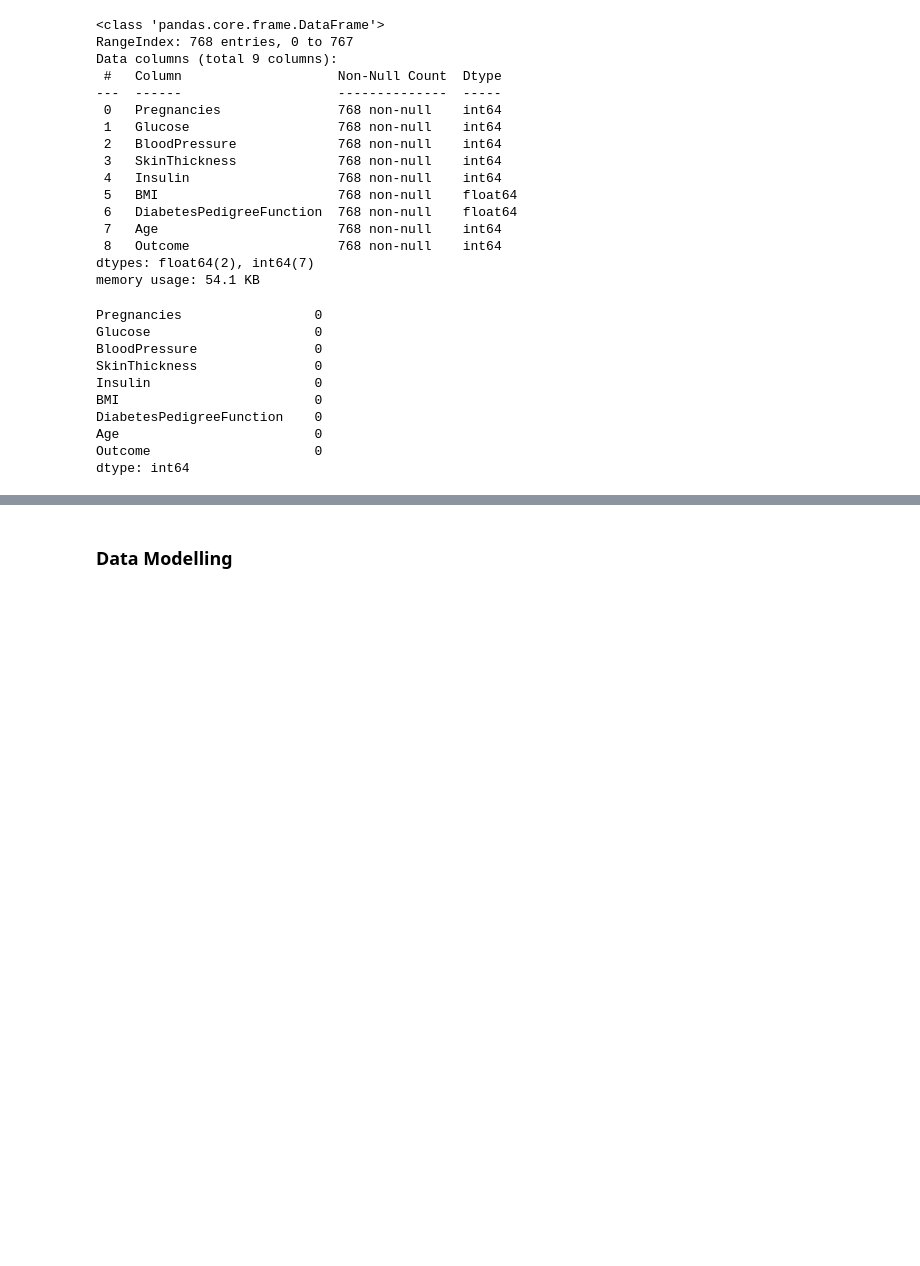
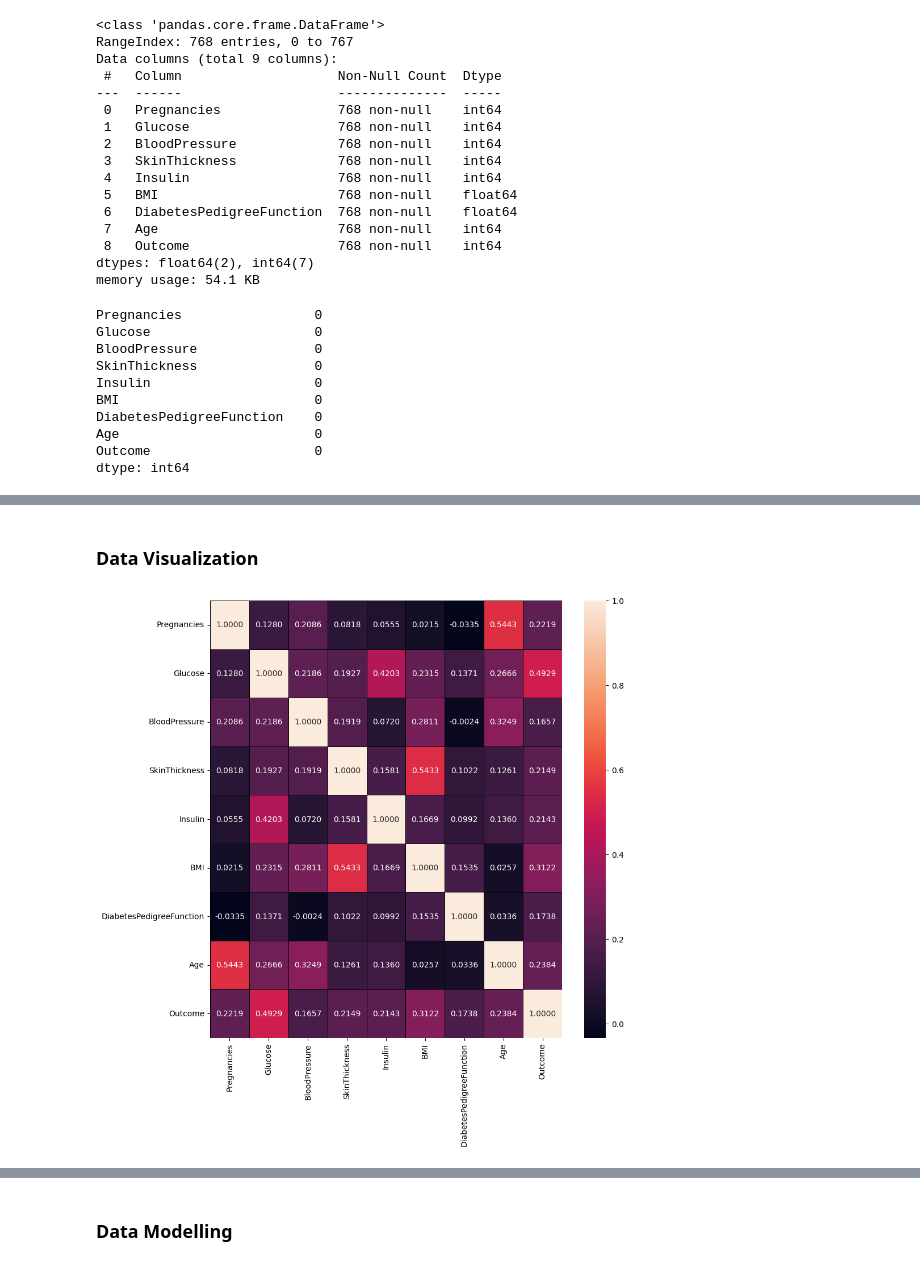
Before and after one commit to GALACICEK/DataScience, a Jupyter notebook: Exercises/exercises-5.ipynb, the cells around one changed output, grey strips where cells are left out. Saved outputs shown, nothing was run; the diff lists cells and outputs as text; code cells hidden in the pictures; blank space fills up the shorter version.

```diff
--- a/Exercises/exercises-5.ipynb
+++ b/Exercises/exercises-5.ipynb
@@ -83,0 +98,8 @@ df.sample(7)
+# %% [markdown]
+### Data Visualization
+# %%
+f, ax = plt.subplots(figsize = (10,10))
+sns.heatmap(df.corr(), annot = True, linewidths = 0.5, linecolor = "black", fmt = ".4f", ax = ax)
+plt.show()
+# %% [output]
+[figure, added]
```
Also changed, not shown: parts of 10 cells of this notebook.
